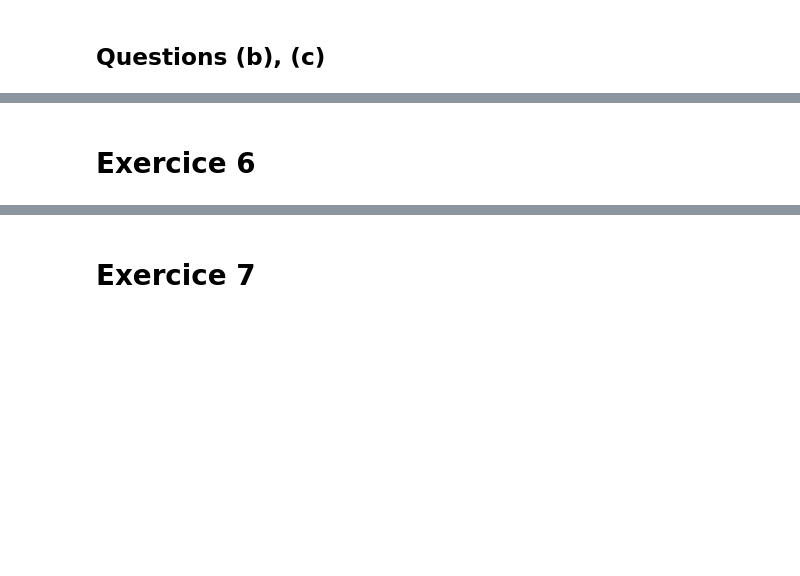
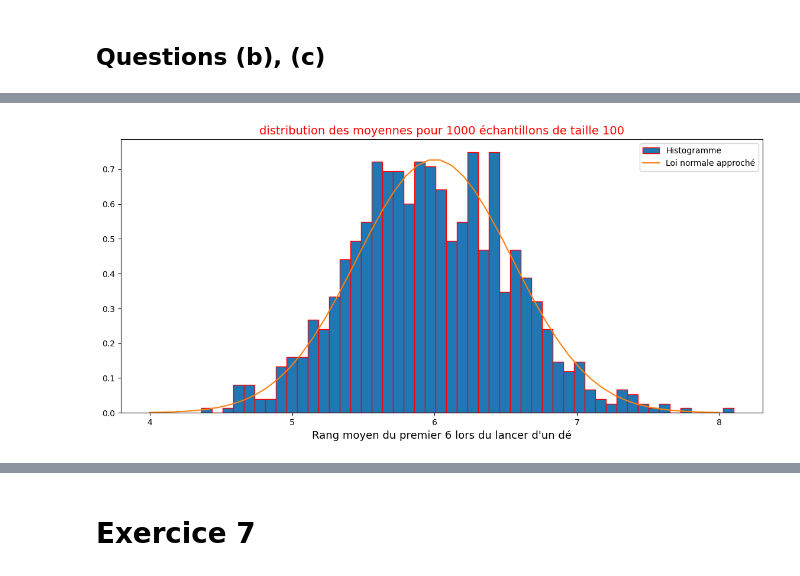
Before and after one commit to maxbauergit/SVE, a Jupyter notebook: 23-24_TP-solution.ipynb, the cells around one changed output, grey strips where cells are left out. Cells and saved outputs as stored; diff of their text form; code cells hidden in the pictures; blank space fills up the shorter version.

```diff
--- a/23-24_TP-solution.ipynb
+++ b/23-24_TP-solution.ipynb
@@ -286,2 +196,54 @@ show()
-# %% [markdown]
-# Exercice 6
+# %%
+from numpy import *
+from matplotlib.pyplot import *
+from scipy import stats
+
+def premier_succes():
+    rang = 1
+    while random.randint(1, 7) != 6:
+        rang += 1
+    return rang
+
+def moyenne_premier_succes(nb_essai):
+    S = 0
+    for _ in range(nb_essai):
+        S += premier_succes()
+    return  S/nb_essai
+
+nb_moyennes = 1000
+nb_essai = 100
+
+moyennes = []
+for _ in range(nb_moyennes):
+    moyenne = moyenne_premier_succes(nb_essai)
+    moyennes.append(moyenne)
+
+#print(moyennes)
+
+figure(figsize=(14, 6))
+hist(moyennes,
+     bins = 50, # on regroupe les donnés en 20 classes, on a donc 20 rectangles
+     density = True, # on affiche les fréquences, pas les effectifs
+     edgecolor = "red",
+     label = "Histogramme" # pas demandé
+     )
+title(f'distribution des moyennes pour {nb_moyennes} échantillons de taille {nb_essai}',
+      color='red', fontsize=14)
+
+
+mu = 6
+sigma = sqrt(30/nb_essai)
+
+def f(x):
+    y = stats.norm.pdf(x, loc=mu, scale=sigma)
+    return y
+
+L_x = linspace(4, 8)
+L_y = [f(x) for x in L_x]
+xlabel("Rang moyen du premier 6 lors du lancer d'un dé", fontsize=13)
+# L_y = stats.norm.pdf(l_x, loc = 6, scale=sigma)
+plot(L_x, L_y, label="Loi normale approché") # label pas demandé
+legend() # pas demandé
+show()
+# %% [output]
+[figure, added]
```
Also changed, not shown: parts of 23 cells of this notebook, 1 other file.
